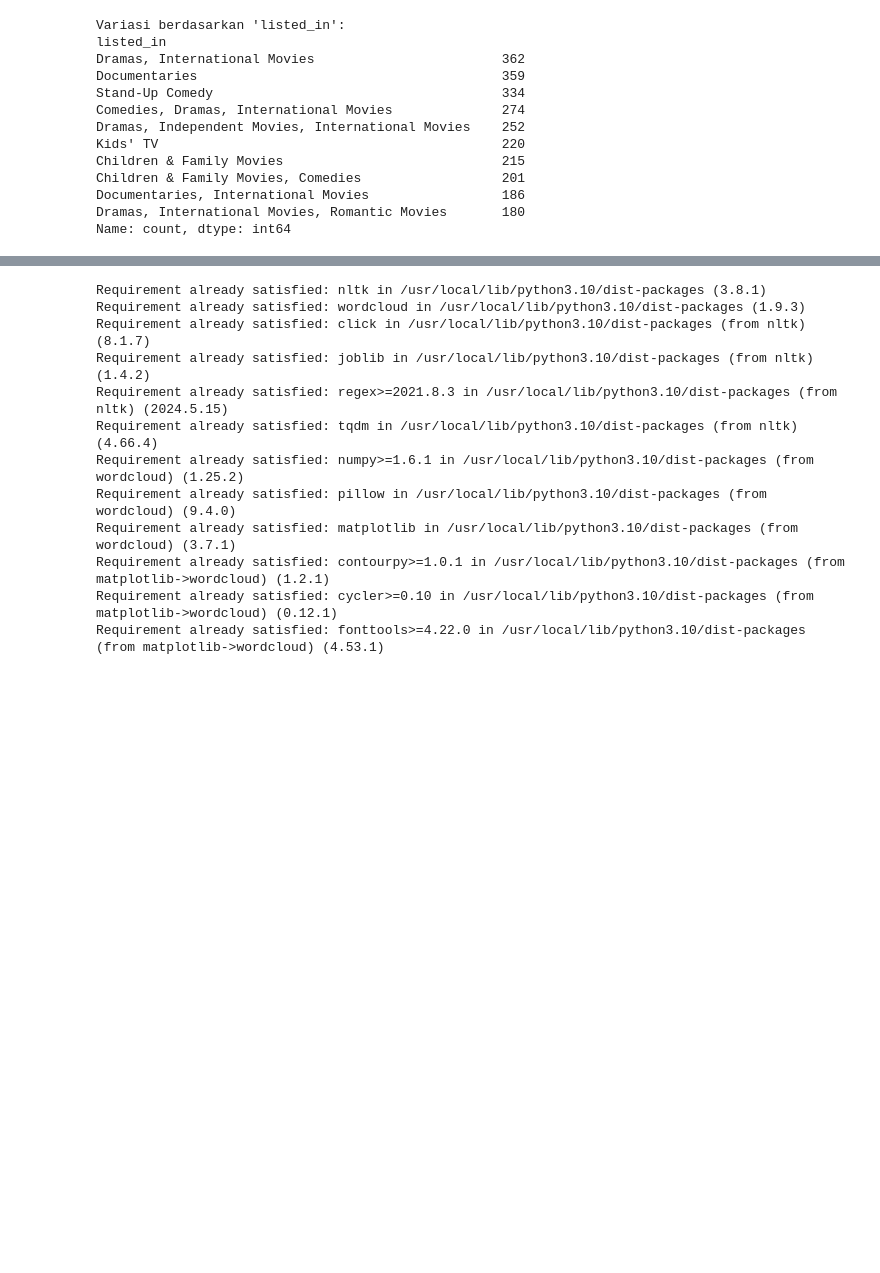
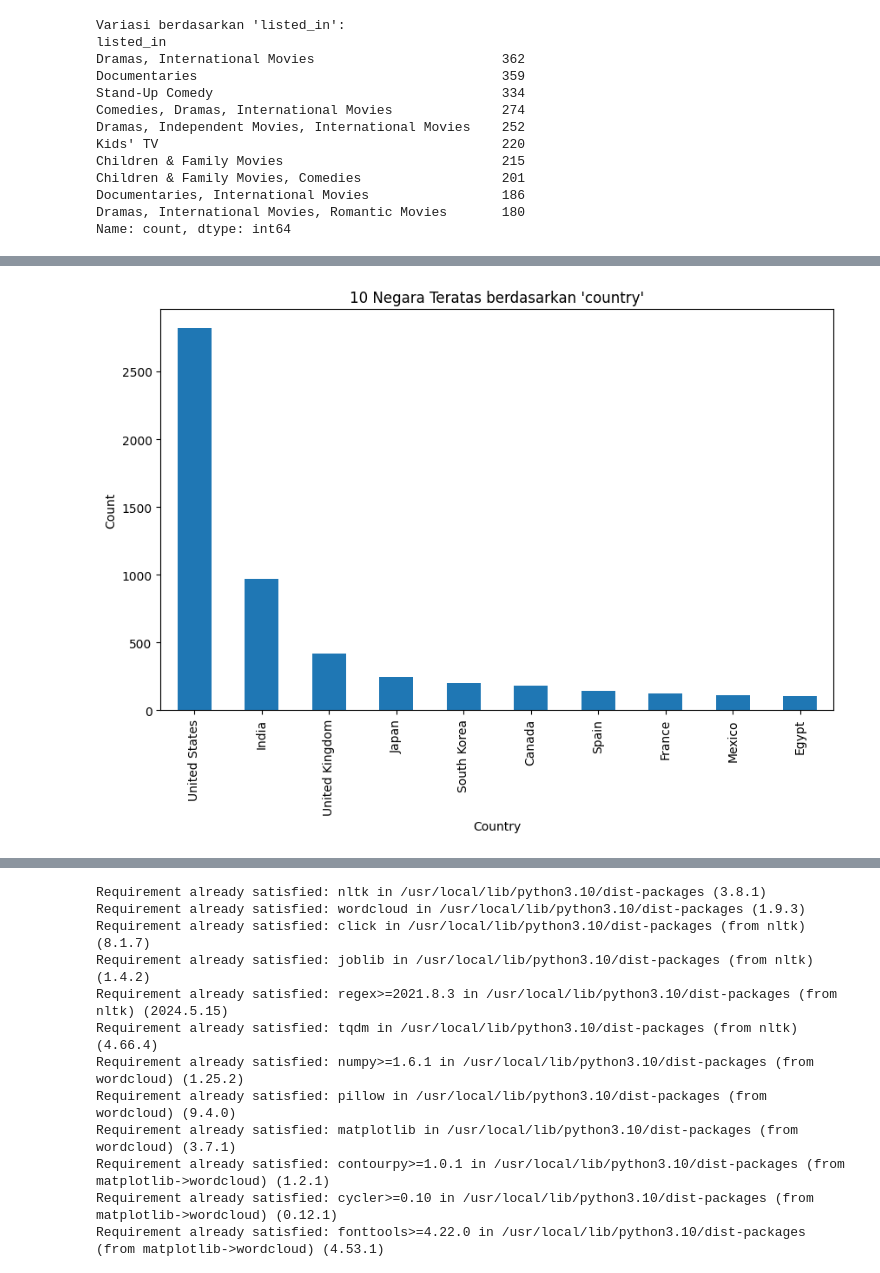
Before and after one commit to CiaThing/Data_Analytics_CiaThing, a Jupyter notebook: Data_Analyst_Netflix_Movie.ipynb, the cells around one changed output, grey strips where cells are left out. Cells and saved outputs as stored; diff of their text form; code cells hidden in the pictures; blank space fills up the shorter version.

```diff
--- a/Data_Analyst_Netflix_Movie.ipynb
+++ b/Data_Analyst_Netflix_Movie.ipynb
@@ -90,5 +94,9 @@ fig_type_counts.show()
 # %%
 # Visualisasi variasi berdasarkan 'country'
-fig_country_counts = px.bar(country_counts, title="10 Negara Teratas berdasarkan 'country'")
-fig_country_counts.show()
+plt.figure(figsize=(10, 6))
+country_counts.plot(kind='bar')
+plt.title("10 Negara Teratas berdasarkan 'country'")
+plt.xlabel('Country')
+plt.ylabel('Count')
+plt.show()
 # %% [output]
@@ -96,2 +103,3 @@ fig_country_counts.show()
+[figure, added]
 # %%
 # Visualisasi variasi berdasarkan 'listed_in'
```
Also changed, not shown: parts of 6 cells of this notebook.
